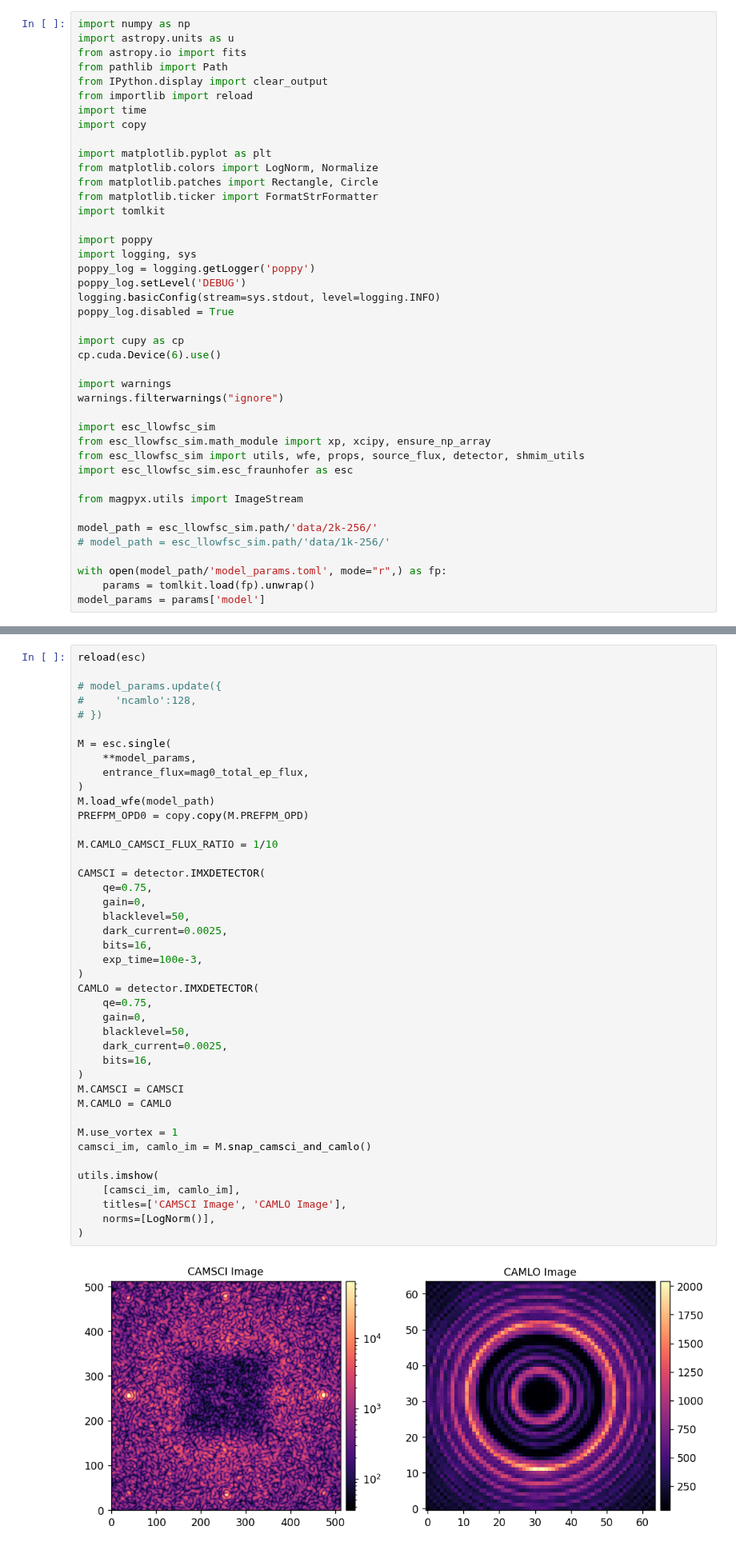
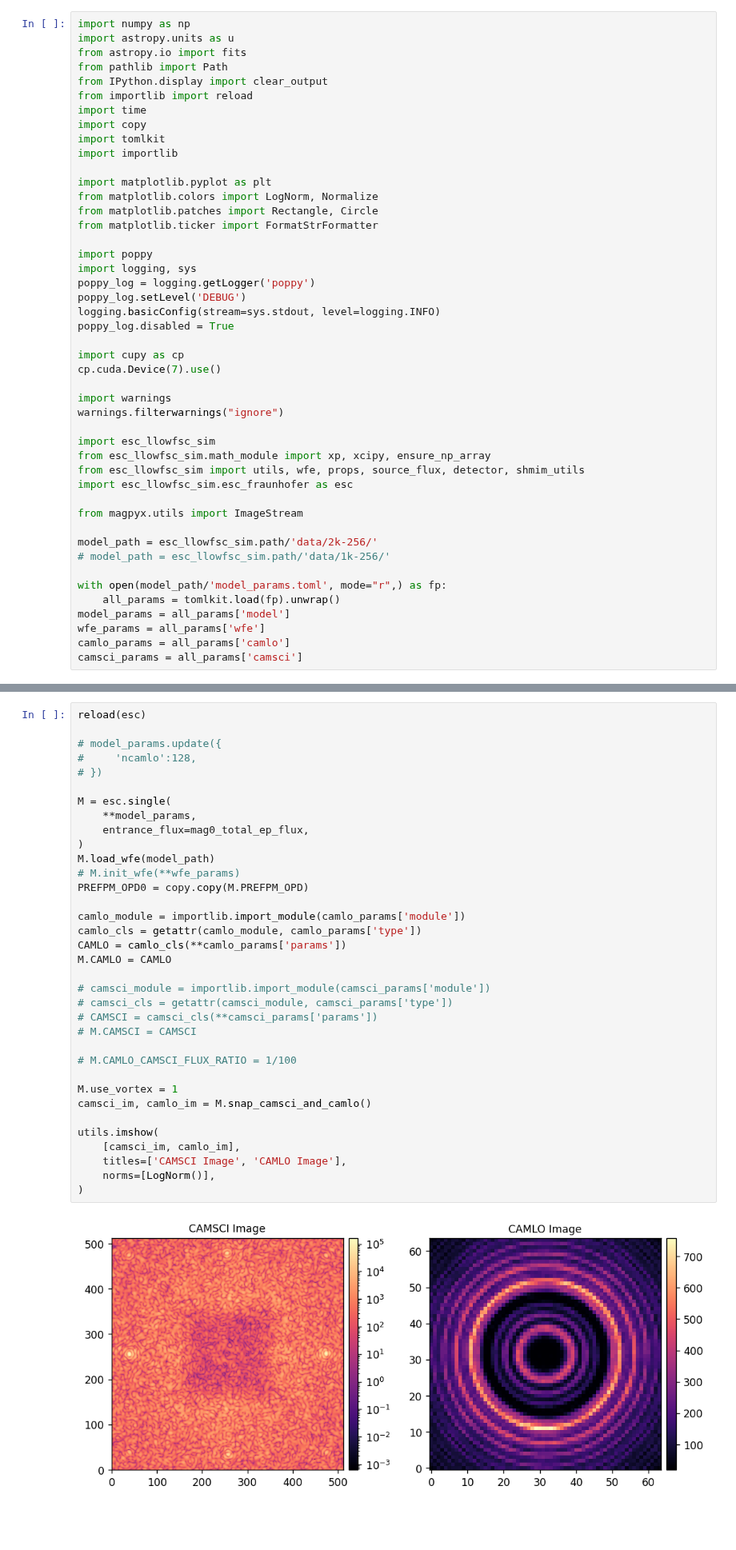
Before and after one commit to uasal/lina, a Jupyter notebook: notebooks/rt-sims/run_cams.ipynb, the cells around one changed output, grey strips where cells are left out. Shown at 80% size. Drawn from its saved outputs; the diff is of its cells as text; blank space fills up the shorter version.

```diff
--- a/notebooks/rt-sims/run_cams.ipynb
+++ b/notebooks/rt-sims/run_cams.ipynb
@@ -7,12 +7,13 @@ from IPython.display import clear_output
 from importlib import reload
 import time
 import copy
+import tomlkit
+import importlib
 
 import matplotlib.pyplot as plt
 from matplotlib.colors import LogNorm, Normalize
 from matplotlib.patches import Rectangle, Circle
 from matplotlib.ticker import FormatStrFormatter
-import tomlkit
 
 import poppy
 import logging, sys
@@ -22,7 +23,7 @@ logging.basicConfig(stream=sys.stdout, level=logging.INFO)
 poppy_log.disabled = True
 
 import cupy as cp
-cp.cuda.Device(6).use()
+cp.cuda.Device(7).use()
 
 import warnings
 warnings.filterwarnings("ignore")
@@ -38,8 +39,11 @@ model_path = esc_llowfsc_sim.path/'data/2k-256/'
 # model_path = esc_llowfsc_sim.path/'data/1k-256/'
 
 with open(model_path/'model_params.toml', mode="r",) as fp:
-    params = tomlkit.load(fp).unwrap()
-model_params = params['model']
+    all_params = tomlkit.load(fp).unwrap()
+model_params = all_params['model']
+wfe_params = all_params['wfe']
+camlo_params = all_params['camlo']
+camsci_params = all_params['camsci']
 # %%
 Nwaves = 101
 bw = 0.20
@@ -58,47 +62,40 @@ Total flux over bandpass = 9.273e+09 ph / (s m2)
 # %%
 reload(esc)
 
 # model_params.update({
 #     'ncamlo':128,
 # })
 
 M = esc.single(
     **model_params,
     entrance_flux=mag0_total_ep_flux,
 )
 M.load_wfe(model_path)
+# M.init_wfe(**wfe_params)
 PREFPM_OPD0 = copy.copy(M.PREFPM_OPD)
 
-M.CAMLO_CAMSCI_FLUX_RATIO = 1/10
+camlo_module = importlib.import_module(camlo_params['module'])
+camlo_cls = getattr(camlo_module, camlo_params['type'])
+CAMLO = camlo_cls(**camlo_params['params'])
+M.CAMLO = CAMLO
 
-CAMSCI = detector.IMXDETECTOR(
-    qe=0.75,
-    gain=0,
-    blacklevel=50,
-    dark_current=0.0025,
-    bits=16,
-    exp_time=100e-3,
-)
-CAMLO = detector.IMXDETECTOR(
-    qe=0.75,
-    gain=0,
-    blacklevel=50,
-    dark_current=0.0025,
-    bits=16,
-)
-M.CAMSCI = CAMSCI
-M.CAMLO = CAMLO
+# camsci_module = importlib.import_module(camsci_params['module'])
+# camsci_cls = getattr(camsci_module, camsci_params['type'])
+# CAMSCI = camsci_cls(**camsci_params['params'])
+# M.CAMSCI = CAMSCI
+
+# M.CAMLO_CAMSCI_FLUX_RATIO = 1/100
 
 M.use_vortex = 1
 camsci_im, camlo_im = M.snap_camsci_and_camlo()
 
 utils.imshow(
     [camsci_im, camlo_im],
     titles=['CAMSCI Image', 'CAMLO Image'],
     norms=[LogNorm()],
 )
 # %% [output]
-[figure, old version]
+[figure, new version]
 # %% [markdown]
 # Test a live process that reads and writes to SHMIMS so we can get live views of the simulated camera images.
 # %%
```
Also changed, not shown: parts of 3 cells of this notebook, 2 other files.
